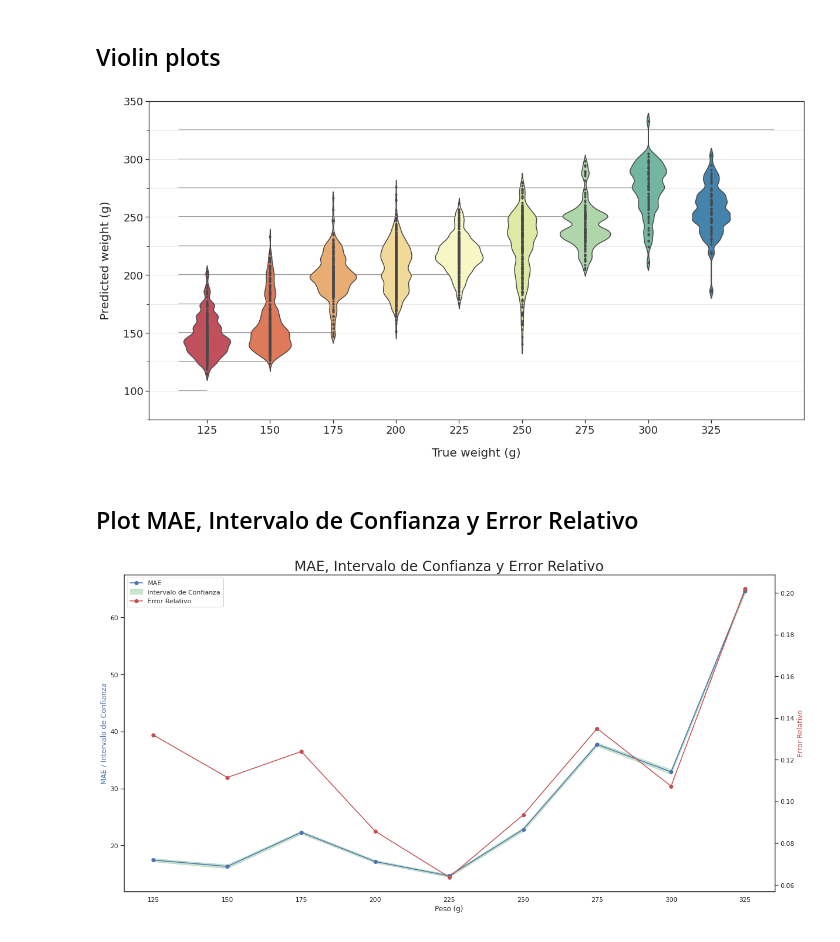
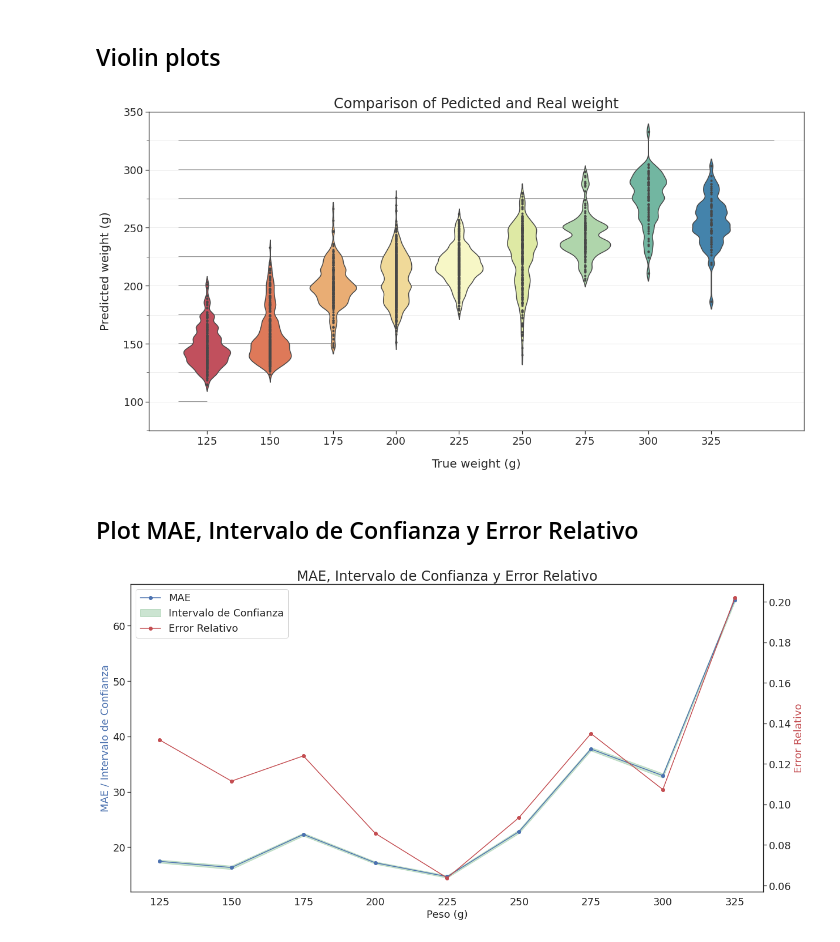
Before and after one commit to Pablo-Izquierdo/image-classification-tf, a Jupyter notebook: notebooks/3.1-Pstatistics_bootstrapping.ipynb, the cells around one changed output. Cells and saved outputs as stored; diff of their text form; code cells hidden in the pictures.

Commit message:
Updated Notebook Plots

```diff
--- a/notebooks/3.1-Pstatistics_bootstrapping.ipynb
+++ b/notebooks/3.1-Pstatistics_bootstrapping.ipynb
@@ -267,11 +267,12 @@ plt.tick_params(
 
 plt.ylim([75, 350])
 plt.setp(ax.collections, alpha=1)
+plt.title('Comparison of Pedicted and Real weight', fontsize=24)
 # plt.scatter(x=range(len(volumes)),y=volumes, c="powderblue",              marker='X', s=100, edgecolor='navy')
 plt.savefig('/srv/image-results/violin_plot_general.png',bbox_inches='tight')
 plt.show()
 # %% [output]
-[figure, old version]
+[figure, new version]
 # %% [markdown]
 ## Plot MAE, Intervalo de Confianza y Error Relativo
 # %%
@@ -287,35 +288,41 @@ errorRelativo_by_size=[]
 ic_by_size=[]
 for s in sizes:
     mean_absolute_error, confidence_interval, error_relativo_promedio = bootstrapping_statistics(timestamp='2024-02-01_115602',
                                                                            bootstrapping_predictions_folder='bootstrapping-epoch-20',
                                                                            sample_name='bootstrapping_sample-', num_samples=100, bin_size=s)
     mae_by_size.append(mean_absolute_error)
     errorRelativo_by_size.append(error_relativo_promedio)
     ic_by_size.append(confidence_interval)
 
+intervalo_confianza_min = [ic[0] for ic in ic_by_size]
+intervalo_confianza_max = [ic[1] for ic in ic_by_size]
 
 # Crear subgráficos
 fig, ax1 = plt.subplots(figsize=(20, 10))
 
 # Graficar MAE y intervalo de confianza
 ax1.plot(sizes, mae_by_size, marker='o', color='b', label='MAE')
 ax1.fill_between(sizes, intervalo_confianza_min, intervalo_confianza_max, color='g', alpha=0.3, label='Intervalo de Confianza')
-ax1.set_xlabel('Peso (g)')
-ax1.set_ylabel('MAE / Intervalo de Confianza', color='b')
+ax1.set_xlabel('Peso (g)', fontsize=18)
+ax1.set_ylabel('MAE / Intervalo de Confianza', color='b', fontsize=18)
 
 # Crear segundo eje y graficar el error relativo
 ax2 = ax1.twinx()
 ax2.plot(sizes, errorRelativo_by_size, marker='o', color='r', label='Error Relativo')
-ax2.set_ylabel('Error Relativo', color='r')
+ax2.set_ylabel('Error Relativo', color='r', fontsize=18)
 
 # Añadir leyendas
 lines, labels = ax1.get_legend_handles_labels()
 lines2, labels2 = ax2.get_legend_handles_labels()
-ax1.legend(lines + lines2, labels + labels2, loc='upper left')
+ax1.legend(lines + lines2, labels + labels2, loc='upper left', fontsize=18)
+
+ax1.tick_params(axis='both', which='major', labelsize=18)
+ax2.tick_params(axis='both', which='major', labelsize=18)
+
 
 # Mostrar gráfico
 plt.title('MAE, Intervalo de Confianza y Error Relativo', fontsize=24)
 plt.savefig('/srv/image-results/MAE_IC_plot.png',bbox_inches='tight')
 plt.show()
 # %% [output]
-[figure, old version]
+[figure, new version]
```
Also changed, not shown: parts of 2 cells of this notebook.
